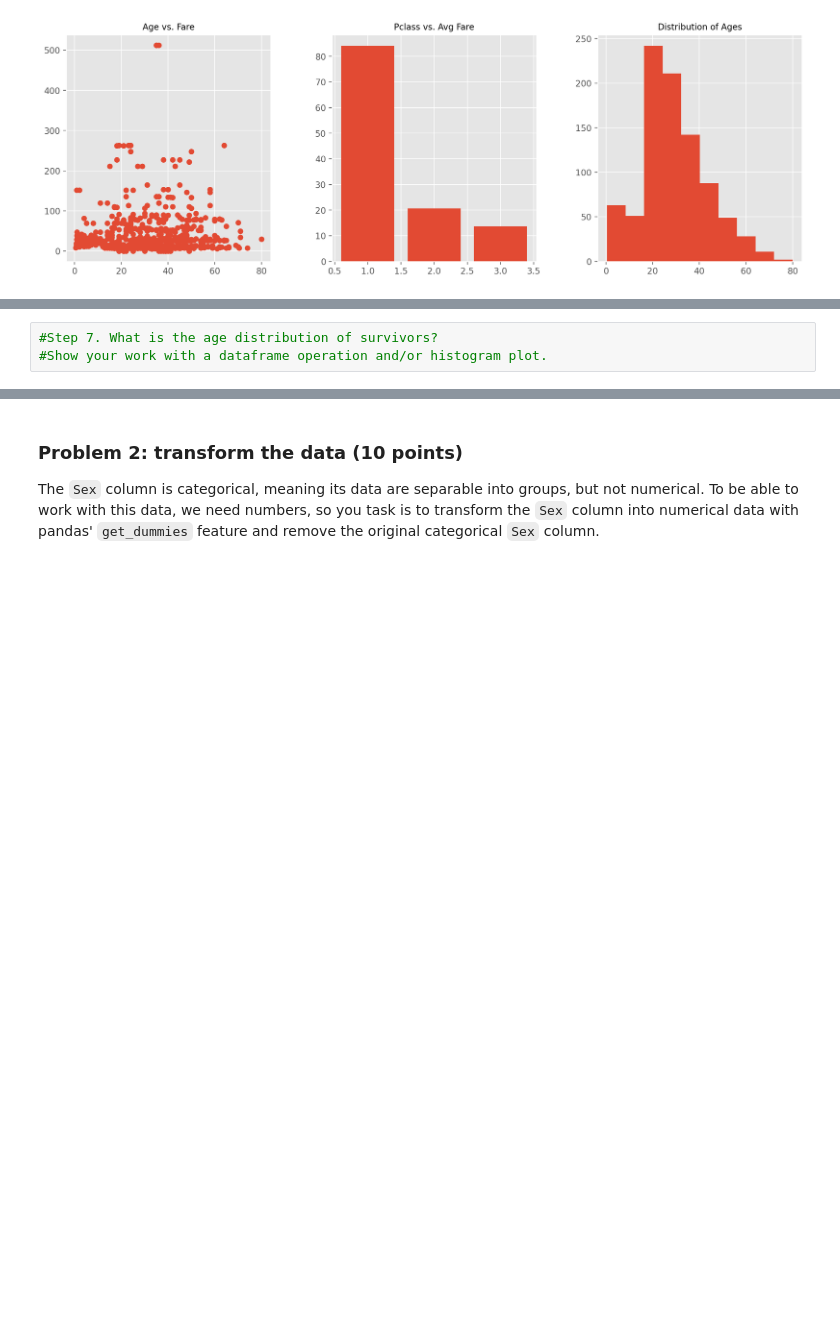
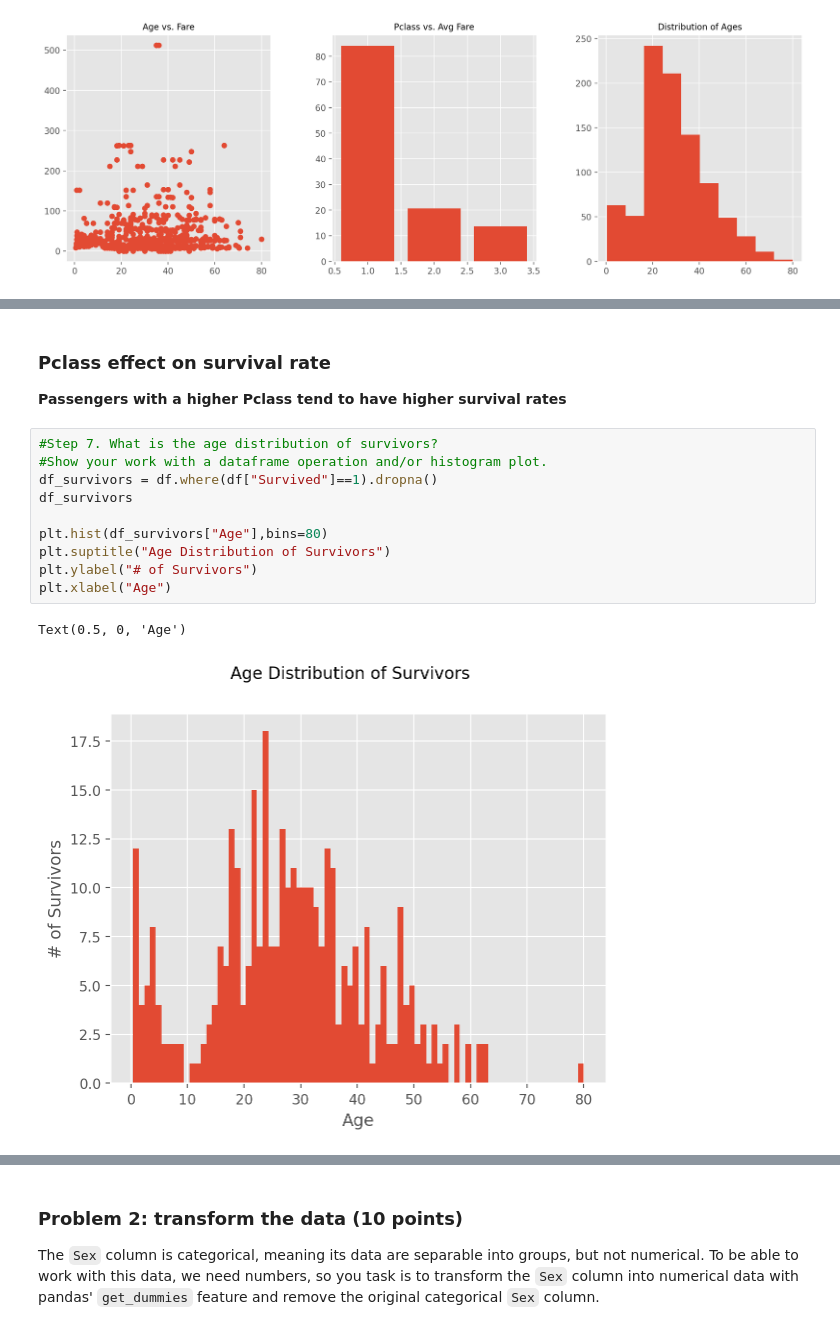
Before and after one commit to jaredandreatta/MinesProjects, a Jupyter notebook: Project-5/Project-5.ipynb, the cells around one changed output, grey strips where cells are left out. Drawn from its saved outputs; the diff is of its cells as text; blank space fills up the shorter version.

```diff
--- a/Project-5/Project-5.ipynb
+++ b/Project-5/Project-5.ipynb
@@ -168,3 +178,16 @@ Text(0.5, 0.98, 'Pclass vs. Avg Survival Rate')
+# %% [markdown]
+### Pclass effect on survival rate
+**Passengers with a higher Pclass tend to have higher survival rates**
 # %%
 #Step 7. What is the age distribution of survivors?
 #Show your work with a dataframe operation and/or histogram plot.
+df_survivors = df.where(df["Survived"]==1).dropna()
+df_survivors
+
+plt.hist(df_survivors["Age"],bins=80)
+plt.suptitle("Age Distribution of Survivors")
+plt.ylabel("# of Survivors")
+plt.xlabel("Age")
+# %% [output]
+Text(0.5, 0, 'Age')
+[figure, added]
```
Also changed, not shown: parts of 5 cells of this notebook.
